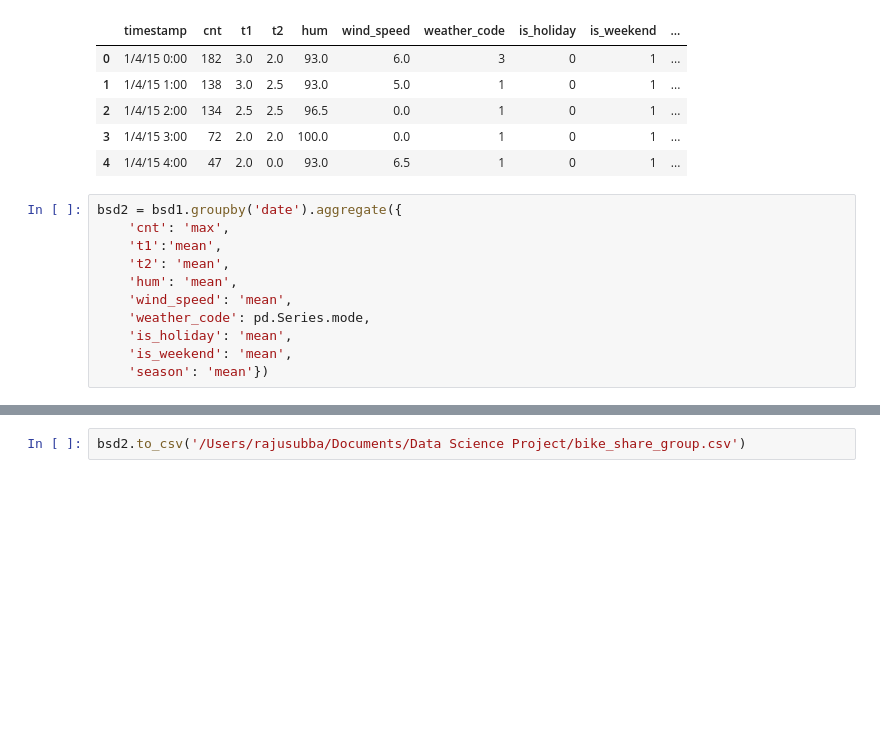
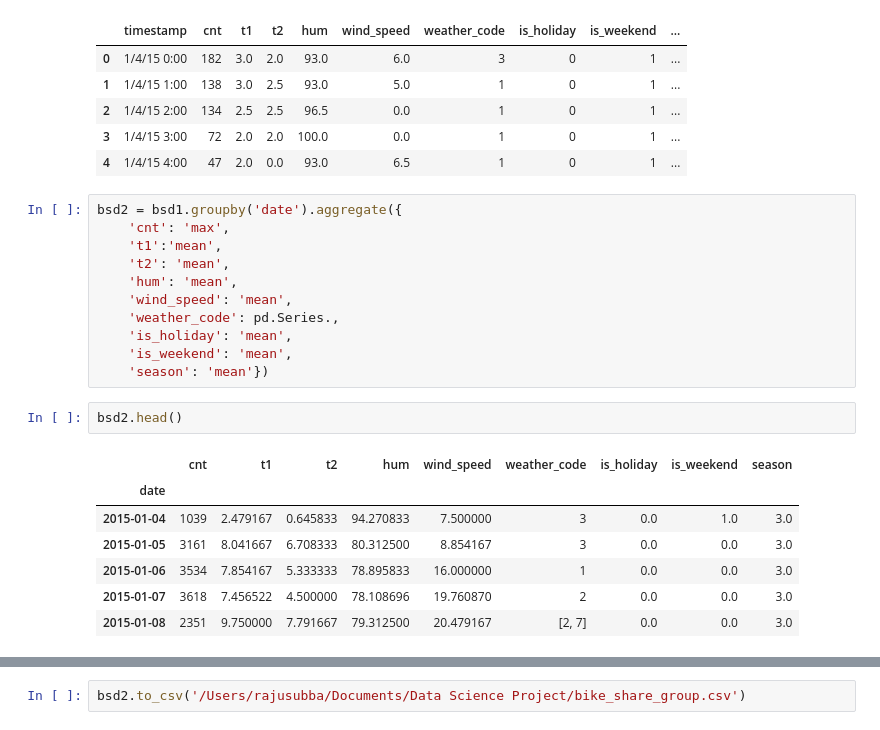
Before and after one commit to Rajusubba/london-bike-shares, a Jupyter notebook: London Bike Share.ipynb, the cells around one changed output, grey strips where cells are left out. Cells and saved outputs as stored; diff of their text form; blank space fills up the shorter version.

```diff
--- a/London Bike Share.ipynb
+++ b/London Bike Share.ipynb
@@ -352,7 +354,17 @@ bsd2 = bsd1.groupby('date').aggregate({
     't2': 'mean',
     'hum': 'mean',
     'wind_speed': 'mean',
-    'weather_code': pd.Series.mode,
+    'weather_code': pd.Series.,
     'is_holiday': 'mean',
     'is_weekend': 'mean',
     'season': 'mean'})
+# %%
+bsd2.head()
+# %% [output]
+|  | cnt | t1 | t2 | hum | wind_speed | weather_code | is_holiday | is_weekend | season |
+| date |  |  |  |  |  |  |  |  |  |
+| 2015-01-04 | 1039 | 2.479167 | 0.645833 | 94.270833 | 7.500000 | 3 | 0.0 | 1.0 | 3.0 |
+| 2015-01-05 | 3161 | 8.041667 | 6.708333 | 80.312500 | 8.854167 | 3 | 0.0 | 0.0 | 3.0 |
+| 2015-01-06 | 3534 | 7.854167 | 5.333333 | 78.895833 | 16.000000 | 1 | 0.0 | 0.0 | 3.0 |
+| 2015-01-07 | 3618 | 7.456522 | 4.500000 | 78.108696 | 19.760870 | 2 | 0.0 | 0.0 | 3.0 |
+| 2015-01-08 | 2351 | 9.750000 | 7.791667 | 79.312500 | 20.479167 | [2, 7] | 0.0 | 0.0 | 3.0 |
```
Also changed, not shown: parts of 3 cells of this notebook.
